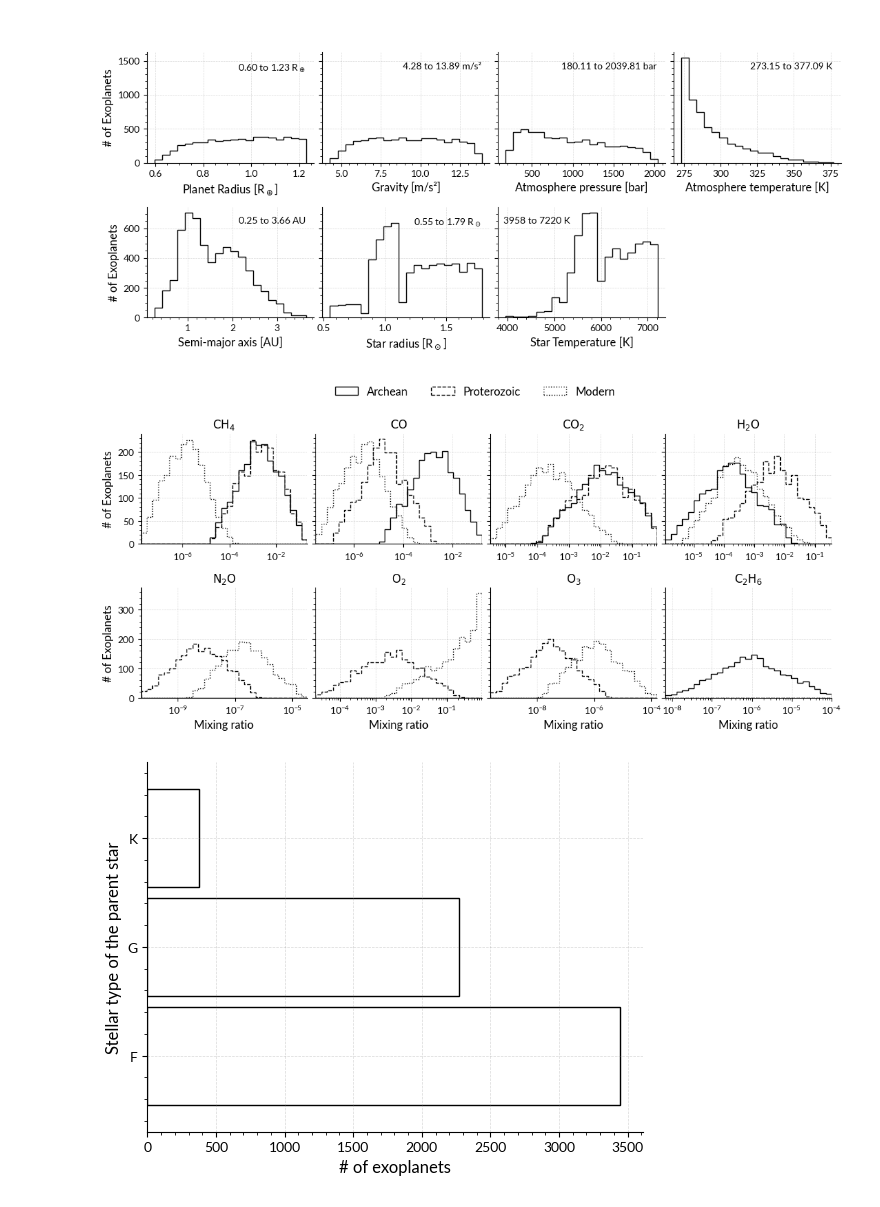
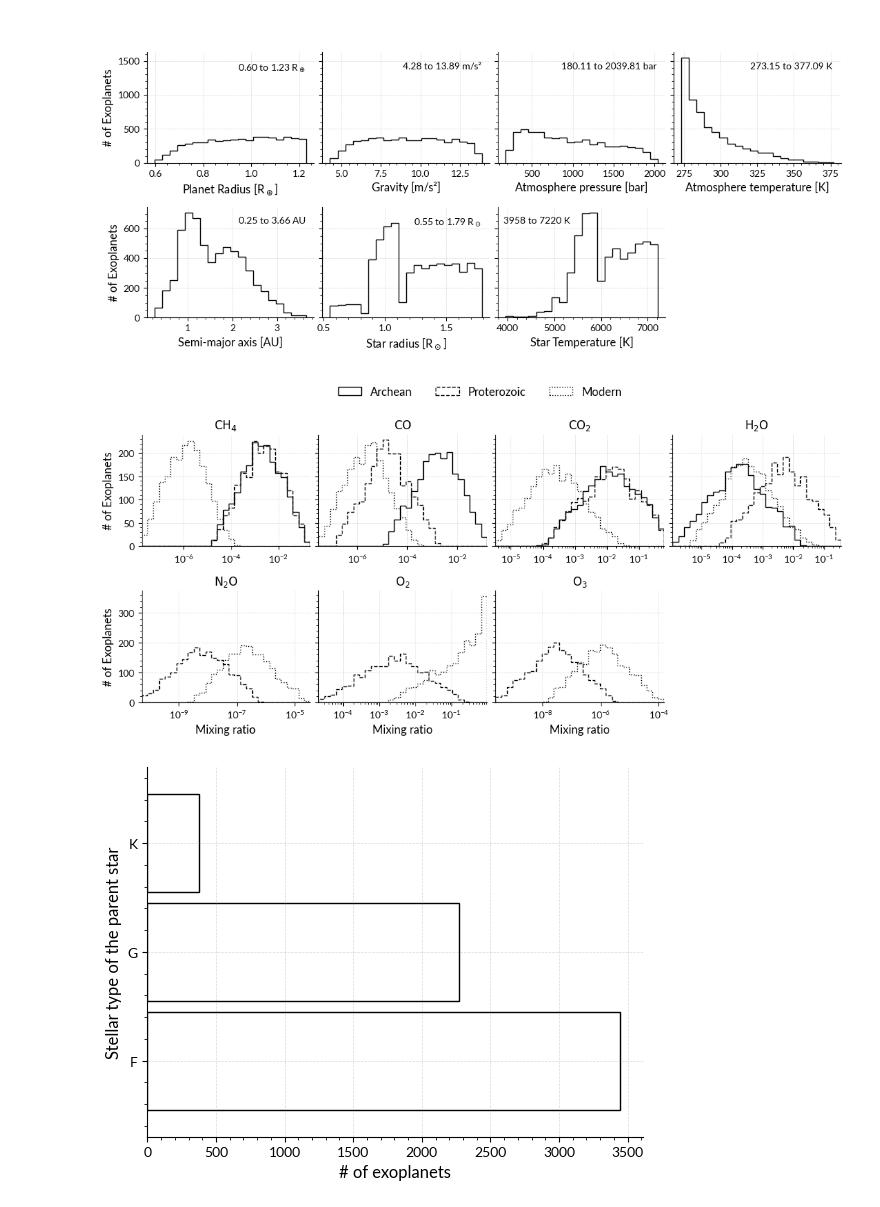
Before and after one commit to SarahBarbosa/geexhp, a Jupyter notebook: examples/5-exploratory_data_analysis.ipynb, the cells around one changed output. Cells and saved outputs as stored; diff of their text form; code cells hidden in the pictures.

```diff
--- a/examples/5-exploratory_data_analysis.ipynb
+++ b/examples/5-exploratory_data_analysis.ipynb
@@ -34 +35,21 @@ dfwithoutlimit = df.copy()
 df["OBJECT-RADIUS-REL-EARTH"] = df["OBJECT-DIAMETER"].apply(lambda x: (x / (2 * R_earth.to("km").value)))
+# %%
+# Normalize the data with min-max normalization
+columns = ["OBJECT-RADIUS-REL-EARTH", "ATMOSPHERE-PRESSURE", "SURFACE-TEMPERATURE", "OBJECT-GRAVITY"]
+
+for column in columns:
+    min_val = df[column].min()
+    max_val = df[column].max()
+    df[f"{column}-standardized"] = (df[column] - min_val) / (max_val - min_val)
+# %%
+# Look at the histograms of the normalized data
+# The temperature has a very skewed distribution (maybe add a exponential transformation would be better)
+columns_NORM = [f"{column}-standardized" for column in columns]
+
+_, ax = plt.subplots(2,2, figsize=(10,10))
+
+for column in enumerate(columns_NORM):
+    i = column[0] // 2
+    j = column[0] % 2
+    ax[i,j].hist(df[column[1]], bins=100, histtype="step", edgecolor="k", lw=1)
+    ax[i,j].set_title(" ".join(column[1].split("-")).title())
@@ -181,7 +205,8 @@ fig.legend(handles, labels, loc='upper center', ncol=4, bbox_to_anchor=(0.5, 0.9
 # %% [output]
 [figure]
 # %%
-unique_molecules = ["CH4", "CO", "CO2", "H2O", "N2O", "O2", "O3", "C2H6"]
+# We remove the C2H6 column because this not influence the spectrum
+unique_molecules = ["CH4", "CO", "CO2", "H2O", "N2O", "O2", "O3"]
 earth_types = ["archean", "proterozoic", "modern"]
 
 fig, axes = plt.subplots(2, 4, figsize=(13, 5), sharey="row")
@@ -232,34 +257,34 @@ for i, molecule in enumerate(unique_molecules):
                 data,
                 bins=bins,
                 histtype="step",
                 linestyle=line_styles[j],
                 color="black",
                 label=labels[j],
                 lw=1,
             )
 
         ax.set_xscale("log")
         ax.set_xlim(bins[0], bins[-1])
 
     ax.set_title(rf"${format_molecule(molecule)}$")
 
 for j in range(len(unique_molecules), axes.size):
     fig.delaxes(axes.flatten()[j])
 
 fig.legend(
     [f"{earth_type.title()}" for earth_type in earth_types],
     loc='upper center',
     ncol=len(earth_types),
     bbox_to_anchor=(0.5, 1.05),
     frameon=False,
     fontsize=12
 )
 
 plt.show()
 
 # plt.savefig("../images/mixingratio_distribution.pdf", bbox_inches='tight');
 # %% [output]
-[figure, old version]
+[figure, new version]
 # %%
 df["OBJECT-STAR-TYPE"].value_counts().plot(kind="barh", ec="k", width=0.9, color="none")
 plt.xticks(rotation=0)
```
Also changed, not shown: parts of 9 cells of this notebook, 4 other files.
